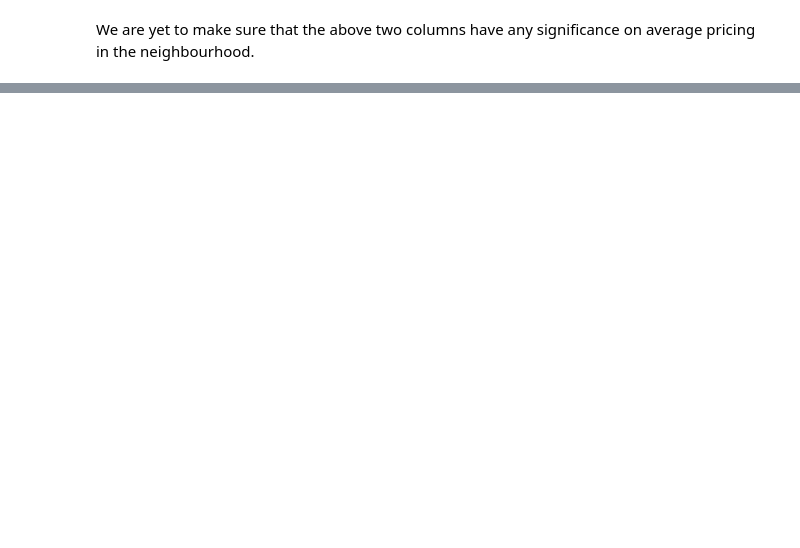
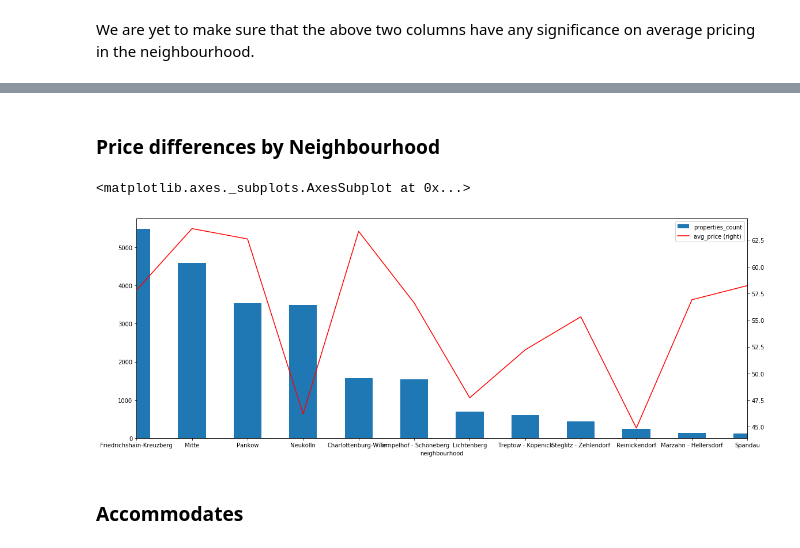
Before and after one commit to Ravi19911992/Springboard, a Jupyter notebook: Capstone_1_project/Capstone_1_project.ipynb, the cells around one changed output, grey strips where cells are left out. Cells and saved outputs as stored; diff of their text form; code cells hidden in the pictures; blank space fills up the shorter version.

```diff
--- a/Capstone_1_project/Capstone_1_project.ipynb
+++ b/Capstone_1_project/Capstone_1_project.ipynb
@@ -425,0 +517,7 @@ for i in bool_cols:
+# %%
+def distance_to_mid_center(lat, lon):
+    berlin_center = (52.5200, 13.4050)
+    accommodation = (lat, lon)
+    return great_circle(berlin_center, accommodation).km
+# %%
+df_revised_columns['distance_to_midcenter'] = df_revised_columns.apply(lambda x: distance_to_mid_center(x.latitude, x.longitude), axis=1)
@@ -425,0 +560,7 @@ for i in bool_cols:
+# %%
+df_revised_columns['size'] = df_revised_columns['description'].str.extract('(\d{2,3}\s?[smSM])', expand=True)
+df_revised_columns['size'] = df_revised_columns['size'].str.replace("\D", "")
+
+# change datatype of size into float
+
+df_revised_columns['size'] = df_revised_columns['size'].astype(float)
@@ -425,0 +610,16 @@ for i in bool_cols:
+# %%
+# We would like to measure the popularity of average prices for each berlin neighbourhood just for our analysis
+
+neighbourhood_group = pd.DataFrame(df_revised_columns["neighbourhood_group_cleansed"].value_counts())
+# Taking the avg price of the neighbourhood cleansed column
+neighbourhood_avgprice = df_revised_columns.groupby('neighbourhood_group_cleansed')['price'].agg(np.mean)
+neighbourhood_avgprice_df = pd.DataFrame(neighbourhood_avgprice)
+
+# Merge the two dataframes to create a final df
+neighbourhood_info = pd.merge(neighbourhood_group, neighbourhood_avgprice_df, how='inner', left_index=True, right_index=True)
+neighbourhood_info.reset_index(inplace=True)
+
+# Setting the column names
+neighbourhood_info.columns = ['neighbourhood', 'properties_count', 'avg_price']
+neighbourhood_info = neighbourhood_info.sort_values(by='properties_count', ascending=False)
+neighbourhood_info
@@ -425,0 +640,12 @@ for i in bool_cols:
+# %% [markdown]
+### Price differences by Neighbourhood
+# %%
+# Plot the above dataframe for better understanding
+
+neighbourhood_plot = neighbourhood_info.plot(kind = 'bar', x = 'neighbourhood', y='properties_count', figsize=(19,7))
+neighbourhood_info.plot(x = 'neighbourhood', y='avg_price', ax= neighbourhood_plot, secondary_y= True, color='r')
+# %% [output]
+<matplotlib.axes._subplots.AxesSubplot at 0x...>
+[figure, added]
+# %% [markdown]
+### Accommodates
```
Also changed, not shown: parts of 43 cells of this notebook.
